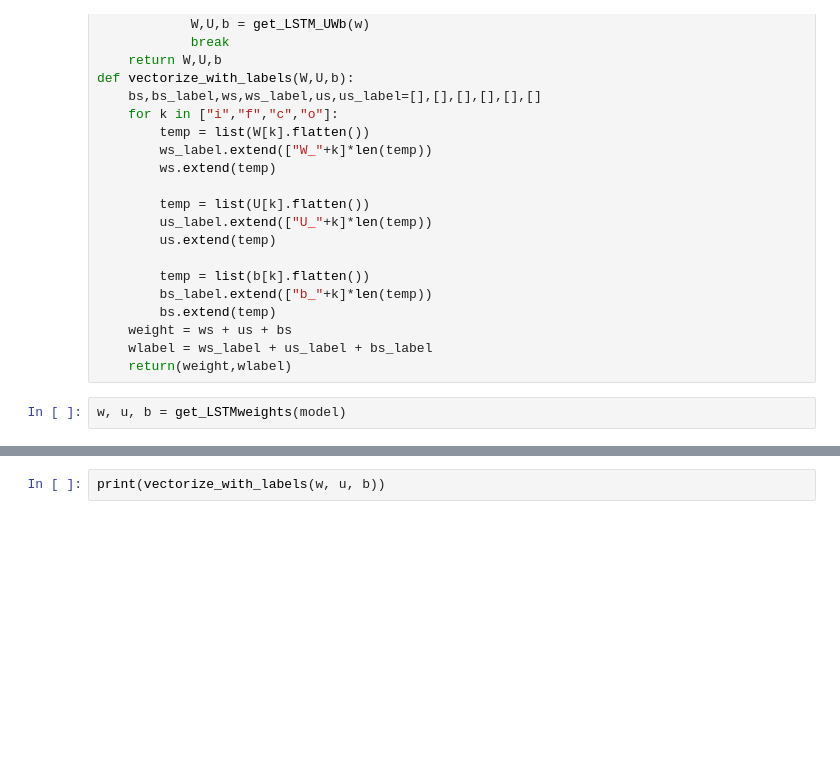
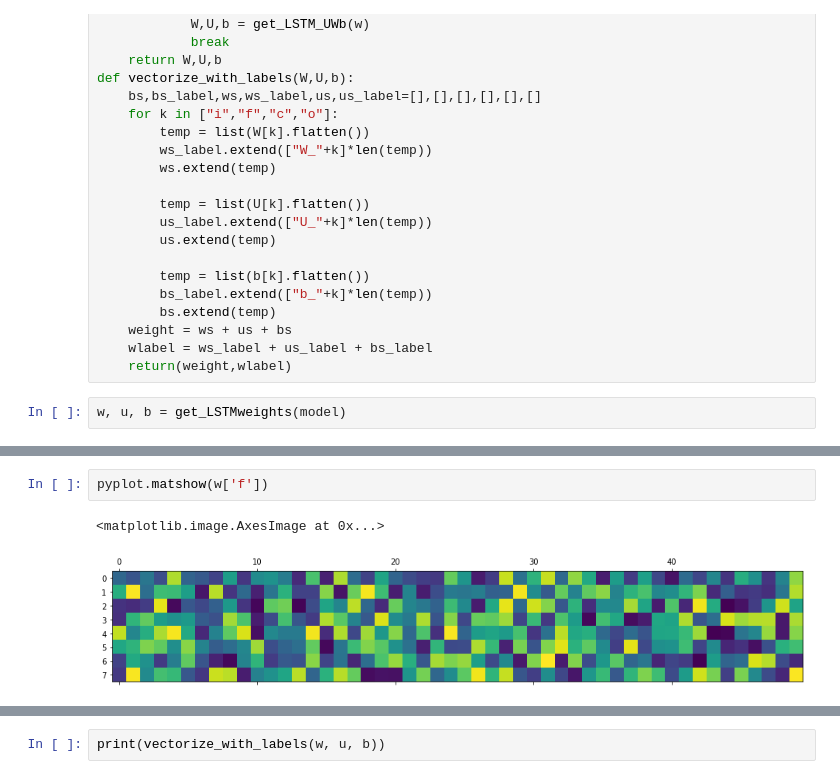
Before and after one commit to gj0706/my_research, a Jupyter notebook: neural_network/untitled.ipynb, the cells around one changed output, grey strips where cells are left out. Drawn from its saved outputs; the diff is of its cells as text; blank space fills up the shorter version.

```diff
--- a/neural_network/untitled.ipynb
+++ b/neural_network/untitled.ipynb
@@ -337,0 +354,5 @@ w['i'].shape
+# %%
+pyplot.matshow(w['f'])
+# %% [output]
+<matplotlib.image.AxesImage at 0x...>
+[figure, added]
```
Also changed, not shown: parts of 30 cells of this notebook.
